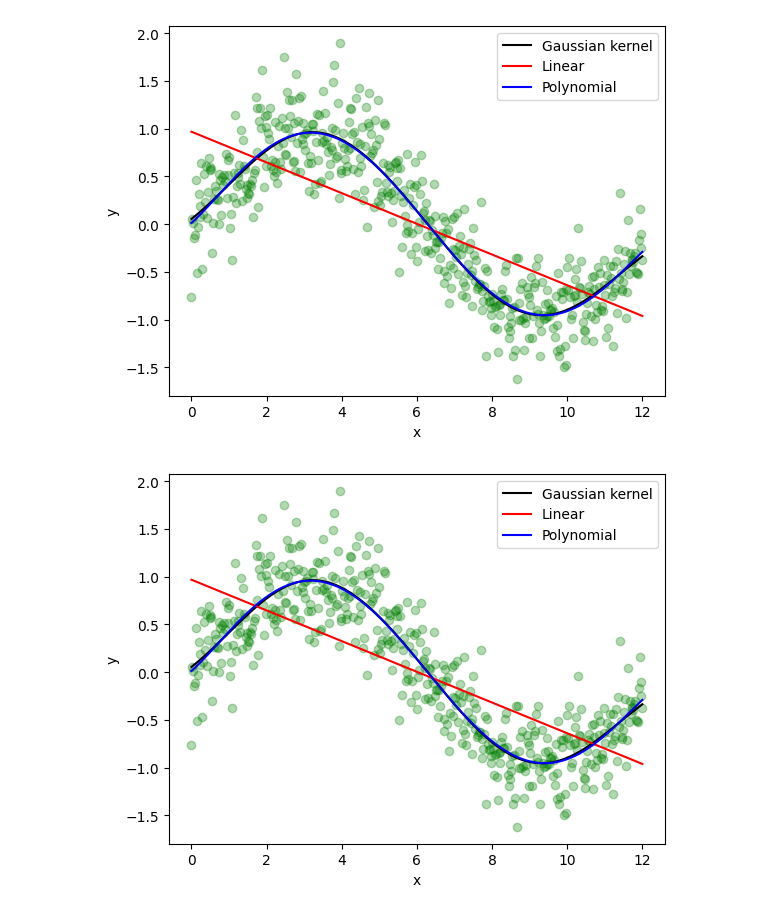
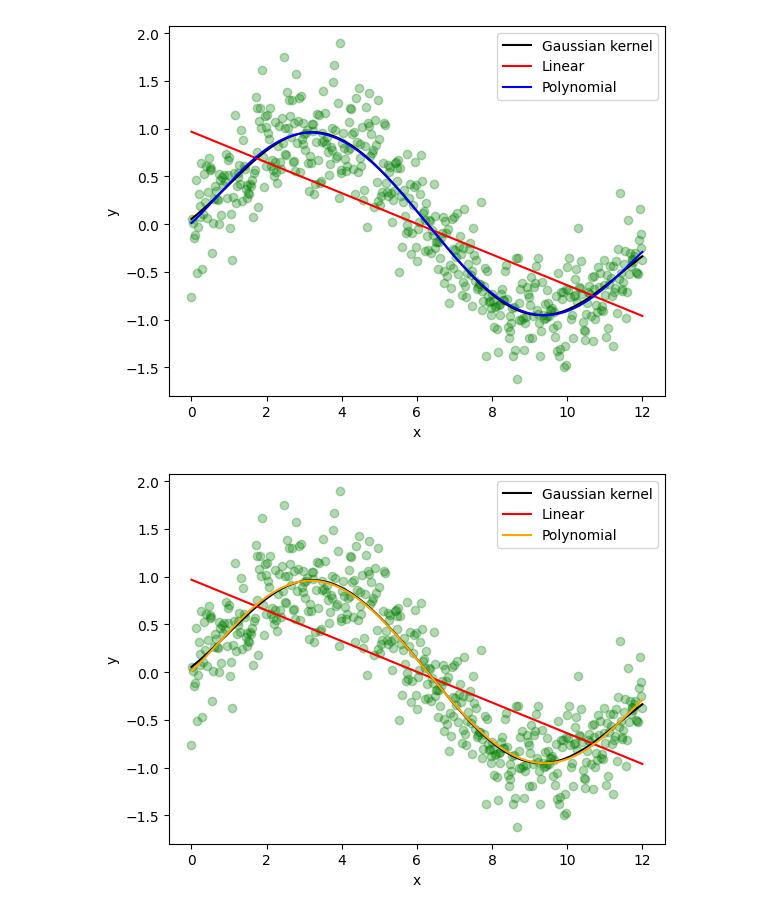
Before and after one commit to MBAhmadi/New-ML, a Jupyter notebook: 2.ipynb, the cells around one changed output. Cells and saved outputs as stored; diff of their text form; code cells hidden in the pictures.

```diff
--- a/2.ipynb
+++ b/2.ipynb
@@ -93,10 +93,10 @@ poly2 = pickle.load(file)
 # %%
 plt.scatter(x, y, c='green', alpha=0.3);
 plt.plot(x, y_pred, c='black', label='Gaussian kernel');
 plt.plot(x, linear.predict(x.reshape(-1, 1)), c='red', label='Linear');
-plt.plot(x, poly2.predict(x.reshape(-1, 1)), c='blue', label='Polynomial');
+plt.plot(x, poly2.predict(x.reshape(-1, 1)), c='orange', label='Polynomial');
 plt.xlabel('x');
 plt.ylabel('y');
 plt.legend();
 # %% [output]
-[figure, old version]
+[figure, new version]
```
